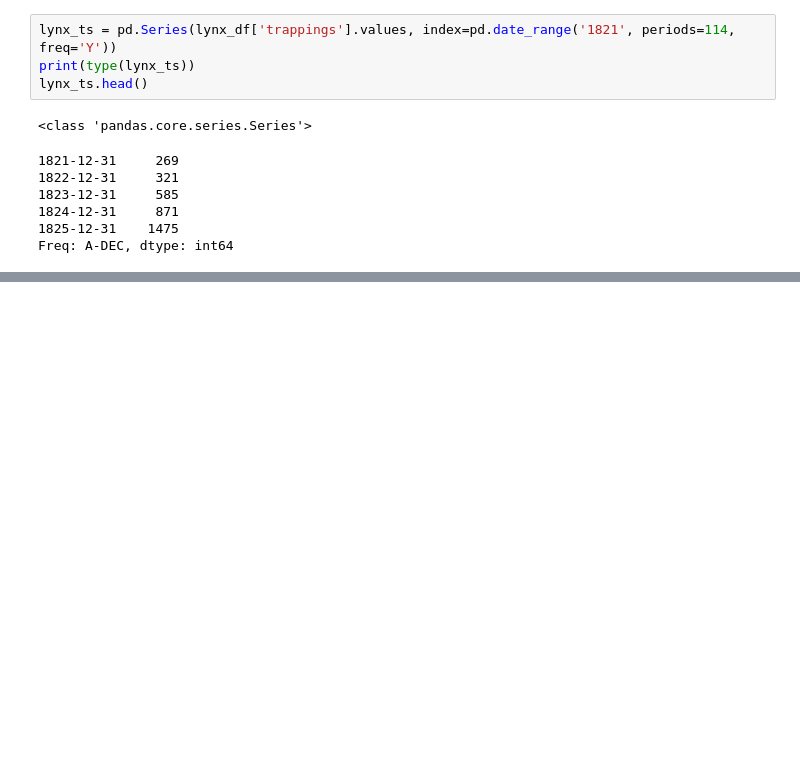
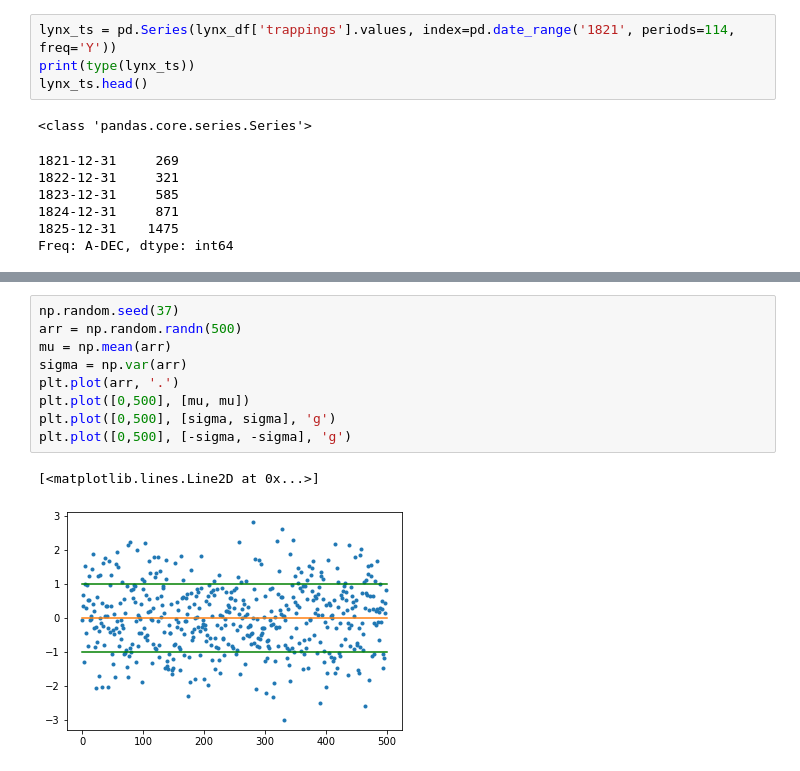
Before and after one commit to darrahts/timeSeriesAnalysis, a Jupyter notebook: timeSeries1.ipynb, the cells around one changed output, grey strips where cells are left out. Drawn from its saved outputs; the diff is of its cells as text; blank space fills up the shorter version.

Commit message:
added random plot

```diff
--- a/timeSeries1.ipynb
+++ b/timeSeries1.ipynb
@@ -53,0 +74,12 @@ Freq: A-DEC, dtype: int64
+# %%
+np.random.seed(37)
+arr = np.random.randn(500)
+mu = np.mean(arr)
+sigma = np.var(arr)
+plt.plot(arr, '.')
+plt.plot([0,500], [mu, mu])
+plt.plot([0,500], [sigma, sigma], 'g')
+plt.plot([0,500], [-sigma, -sigma], 'g')
+# %% [output]
+[<matplotlib.lines.Line2D at 0x...>]
+[figure, added]
```
Also changed, not shown: parts of 3 cells of this notebook.
